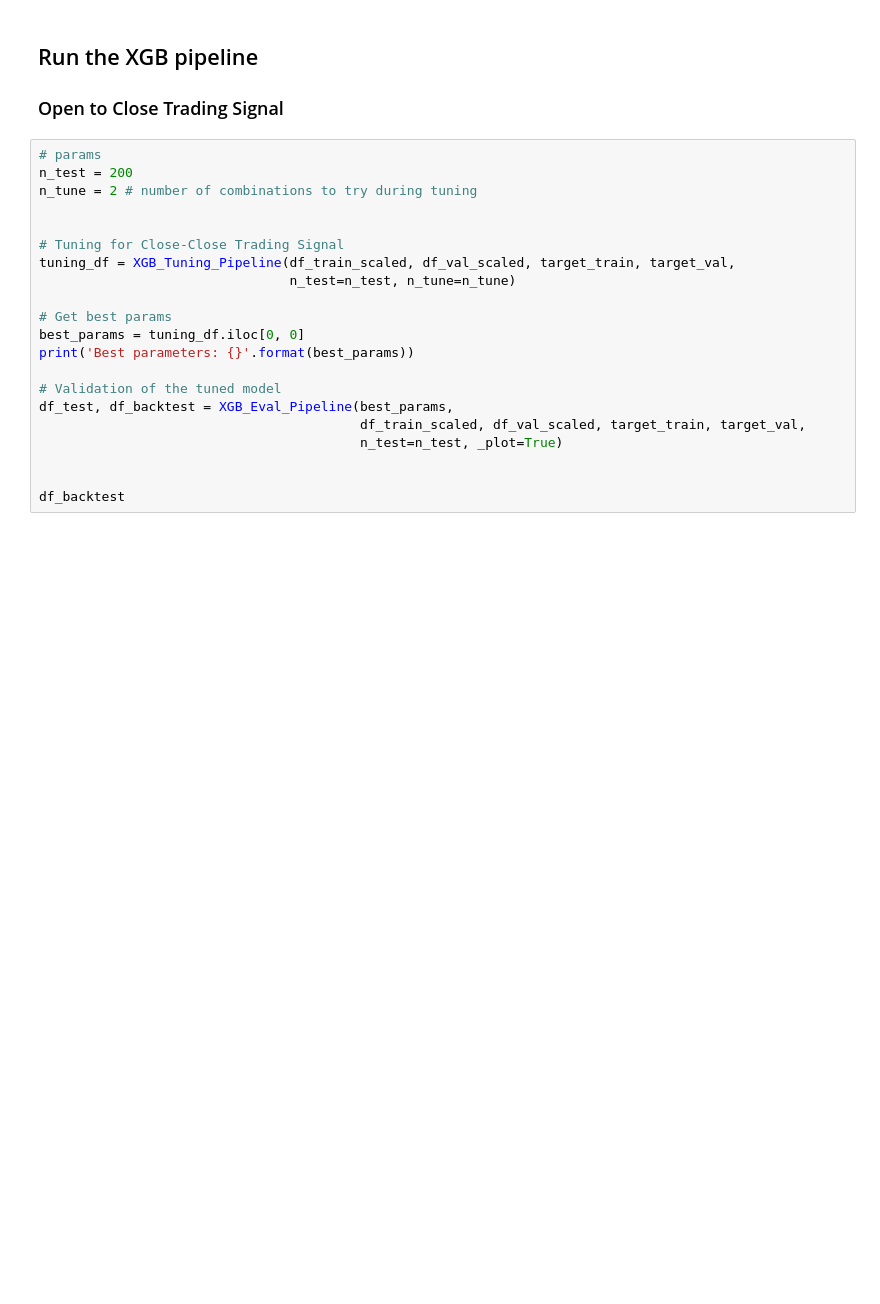
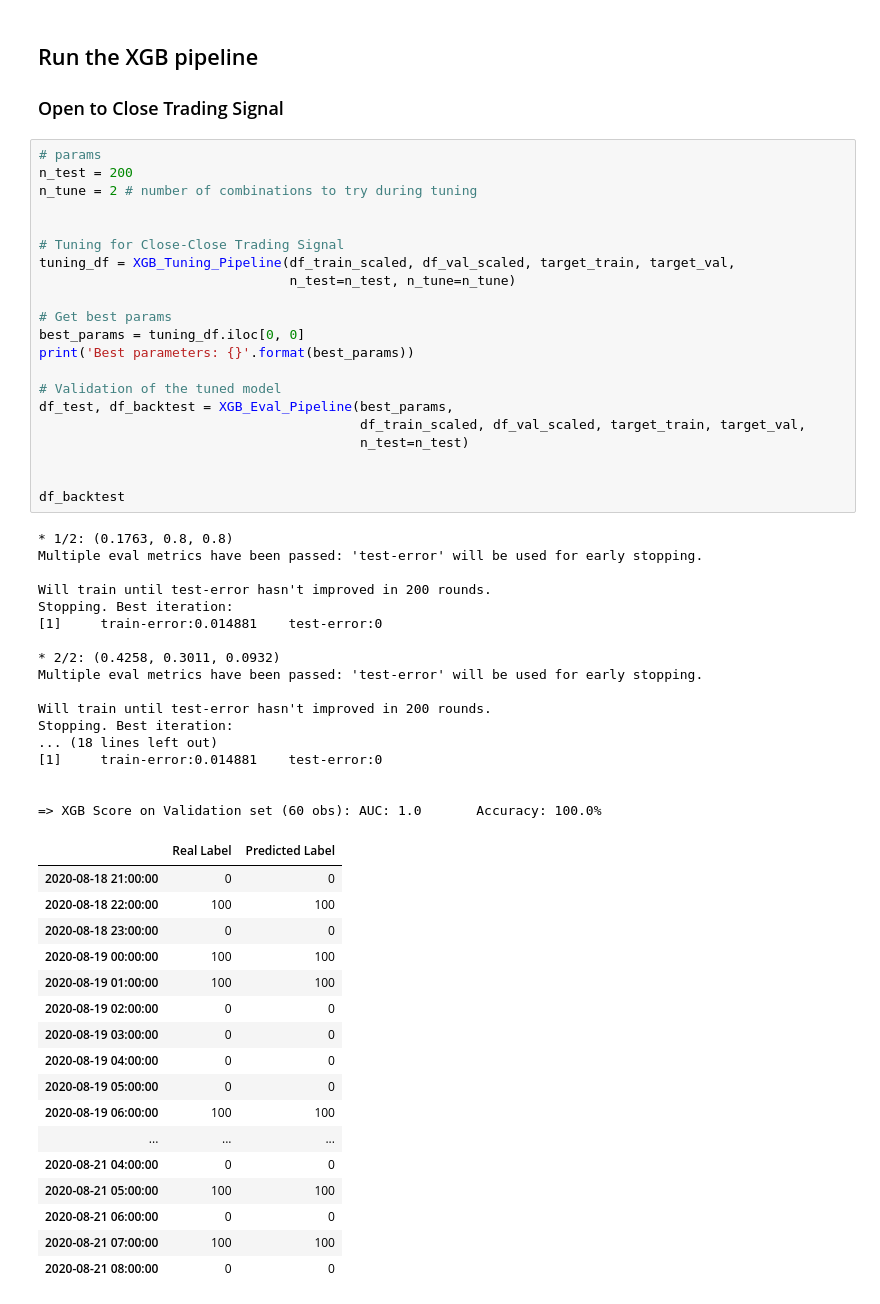
Before and after one commit to dambeneschi/btc_forecast, a Jupyter notebook: Notebooks/XGBoost Pipeline.ipynb, the cells around one changed output. Saved outputs shown, nothing was run; the diff lists cells and outputs as text; blank space fills up the shorter version.

Commit message:
XGBoost Training Pipeline

```diff
--- a/Notebooks/XGBoost Pipeline.ipynb
+++ b/Notebooks/XGBoost Pipeline.ipynb
@@ -74,21 +113,56 @@ memory usage: 104.8 MB
 # %%
 # params
 n_test = 200
 n_tune = 2 # number of combinations to try during tuning
 
 
 # Tuning for Close-Close Trading Signal
 tuning_df = XGB_Tuning_Pipeline(df_train_scaled, df_val_scaled, target_train, target_val,
                                 n_test=n_test, n_tune=n_tune)
 
 # Get best params
 best_params = tuning_df.iloc[0, 0]
 print('Best parameters: {}'.format(best_params))
 
 # Validation of the tuned model
 df_test, df_backtest = XGB_Eval_Pipeline(best_params,
                                          df_train_scaled, df_val_scaled, target_train, target_val,
-                                         n_test=n_test, _plot=True)
+                                         n_test=n_test)
 
 
 df_backtest
+# %% [output]
+* 1/2: (0.1763, 0.8, 0.8)
+Multiple eval metrics have been passed: 'test-error' will be used for early stopping.
+
+Will train until test-error hasn't improved in 200 rounds.
+Stopping. Best iteration:
+[1]     train-error:0.014881    test-error:0
+
+* 2/2: (0.4258, 0.3011, 0.0932)
+Multiple eval metrics have been passed: 'test-error' will be used for early stopping.
+
+Will train until test-error hasn't improved in 200 rounds.
+Stopping. Best iteration:
+... (18 lines left out)
+[1]     train-error:0.014881    test-error:0
+
+
+=> XGB Score on Validation set (60 obs): AUC: 1.0       Accuracy: 100.0%
+|  | Real Label | Predicted Label |
+| 2020-08-18 21:00:00 | 0 | 0 |
+| 2020-08-18 22:00:00 | 100 | 100 |
+| 2020-08-18 23:00:00 | 0 | 0 |
+| 2020-08-19 00:00:00 | 100 | 100 |
+| 2020-08-19 01:00:00 | 100 | 100 |
+| 2020-08-19 02:00:00 | 0 | 0 |
+| 2020-08-19 03:00:00 | 0 | 0 |
+| 2020-08-19 04:00:00 | 0 | 0 |
+| 2020-08-19 05:00:00 | 0 | 0 |
+| 2020-08-19 06:00:00 | 100 | 100 |
+| ... | ... | ... |
+| 2020-08-21 04:00:00 | 0 | 0 |
+| 2020-08-21 05:00:00 | 100 | 100 |
+| 2020-08-21 06:00:00 | 0 | 0 |
+| 2020-08-21 07:00:00 | 100 | 100 |
+| 2020-08-21 08:00:00 | 0 | 0 |
```
Also changed, not shown: parts of 1 cell of this notebook, 1 other file.
